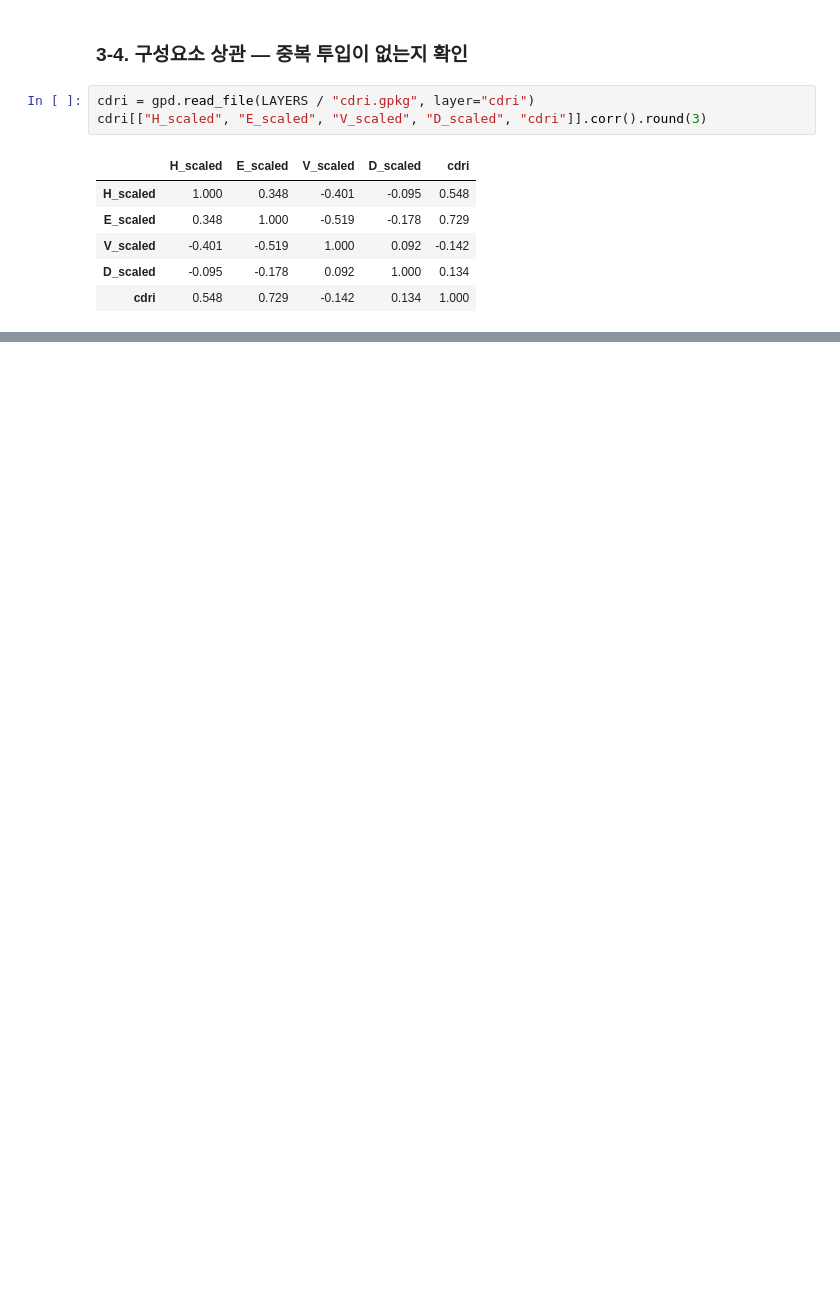
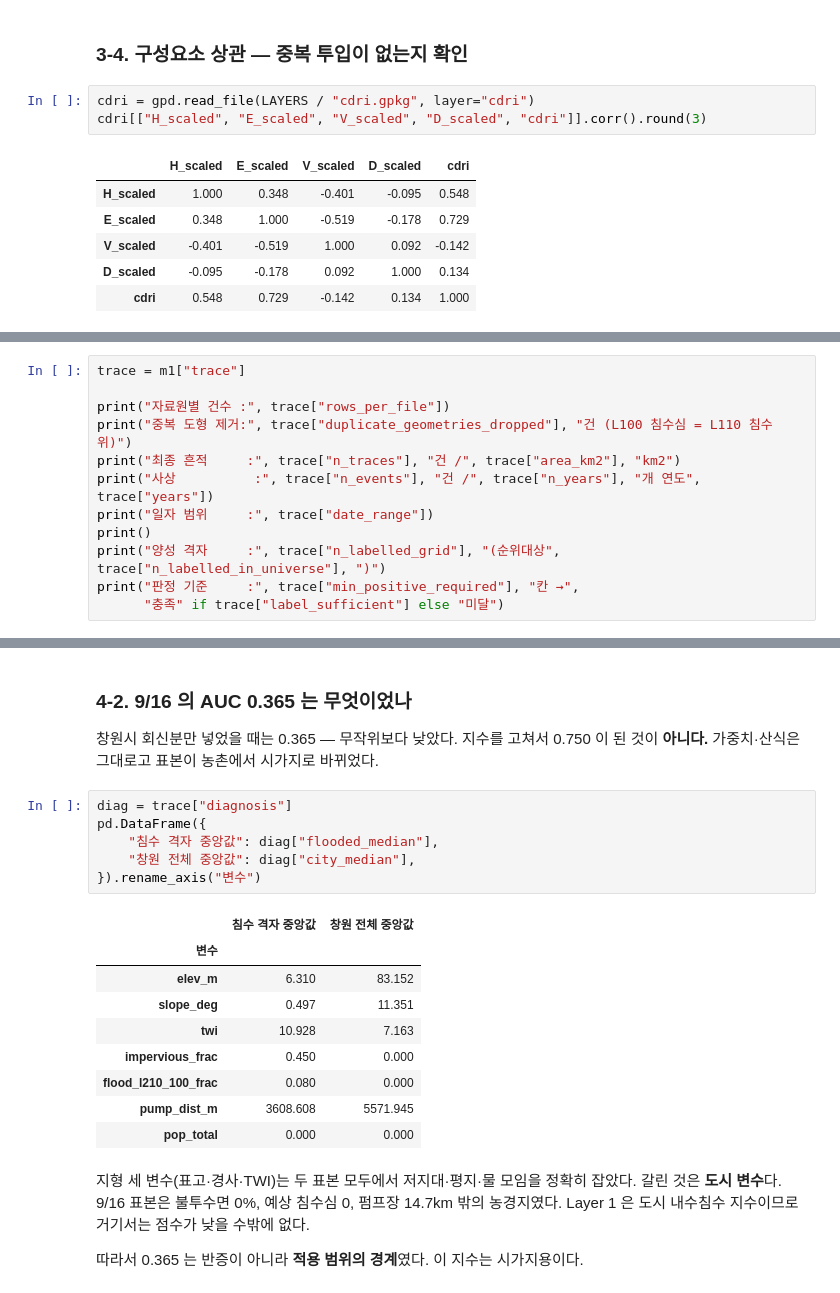
Before and after one commit to JaeHong-Jang/Changwon-, a Jupyter notebook: notebooks/04_modeling.ipynb, the cells around one changed output, grey strips where cells are left out. Saved outputs shown, nothing was run; the diff lists cells and outputs as text; blank space fills up the shorter version.

```diff
--- a/notebooks/04_modeling.ipynb
+++ b/notebooks/04_modeling.ipynb
@@ -331,0 +337,12 @@ cdri[["H_scaled", "E_scaled", "V_scaled", "D_scaled", "cdri"]].corr().round(3)
+# %%
+trace = m1["trace"]
+
+print("자료원별 건수 :", trace["rows_per_file"])
+print("중복 도형 제거:", trace["duplicate_geometries_dropped"], "건 (L100 침수심 = L110 침수위)")
+print("최종 흔적     :", trace["n_traces"], "건 /", trace["area_km2"], "km2")
+print("사상          :", trace["n_events"], "건 /", trace["n_years"], "개 연도", trace["years"])
+print("일자 범위     :", trace["date_range"])
+print()
+print("양성 격자     :", trace["n_labelled_grid"], "(순위대상", trace["n_labelled_in_universe"], ")")
+print("판정 기준     :", trace["min_positive_required"], "칸 →",
+      "충족" if trace["label_sufficient"] else "미달")
@@ -331,0 +382,27 @@ cdri[["H_scaled", "E_scaled", "V_scaled", "D_scaled", "cdri"]].corr().round(3)
+# %% [markdown]
+### 4-2. 9/16 의 AUC 0.365 는 무엇이었나
+
+창원시 회신분만 넣었을 때는 0.365 — 무작위보다 낮았다. 지수를 고쳐서 0.750 이 된 것이
+**아니다.** 가중치·산식은 그대로고 표본이 농촌에서 시가지로 바뀌었다.
+# %%
+diag = trace["diagnosis"]
+pd.DataFrame({
+    "침수 격자 중앙값": diag["flooded_median"],
+    "창원 전체 중앙값": diag["city_median"],
+}).rename_axis("변수")
+# %% [output]
+|  | 침수 격자 중앙값 | 창원 전체 중앙값 |
+| 변수 |  |  |
+| elev_m | 6.310 | 83.152 |
+| slope_deg | 0.497 | 11.351 |
+| twi | 10.928 | 7.163 |
+| impervious_frac | 0.450 | 0.000 |
+| flood_l210_100_frac | 0.080 | 0.000 |
+| pump_dist_m | 3608.608 | 5571.945 |
+| pop_total | 0.000 | 0.000 |
+# %% [markdown]
+지형 세 변수(표고·경사·TWI)는 두 표본 모두에서 저지대·평지·물 모임을 정확히 잡았다.
+갈린 것은 **도시 변수**다. 9/16 표본은 불투수면 0%, 예상 침수심 0, 펌프장 14.7km 밖의
+농경지였다. Layer 1 은 도시 내수침수 지수이므로 거기서는 점수가 낮을 수밖에 없다.
+
+따라서 0.365 는 반증이 아니라 **적용 범위의 경계**였다. 이 지수는 시가지용이다.
```
Also changed, not shown: parts of 24 cells of this notebook, 7 other files.
